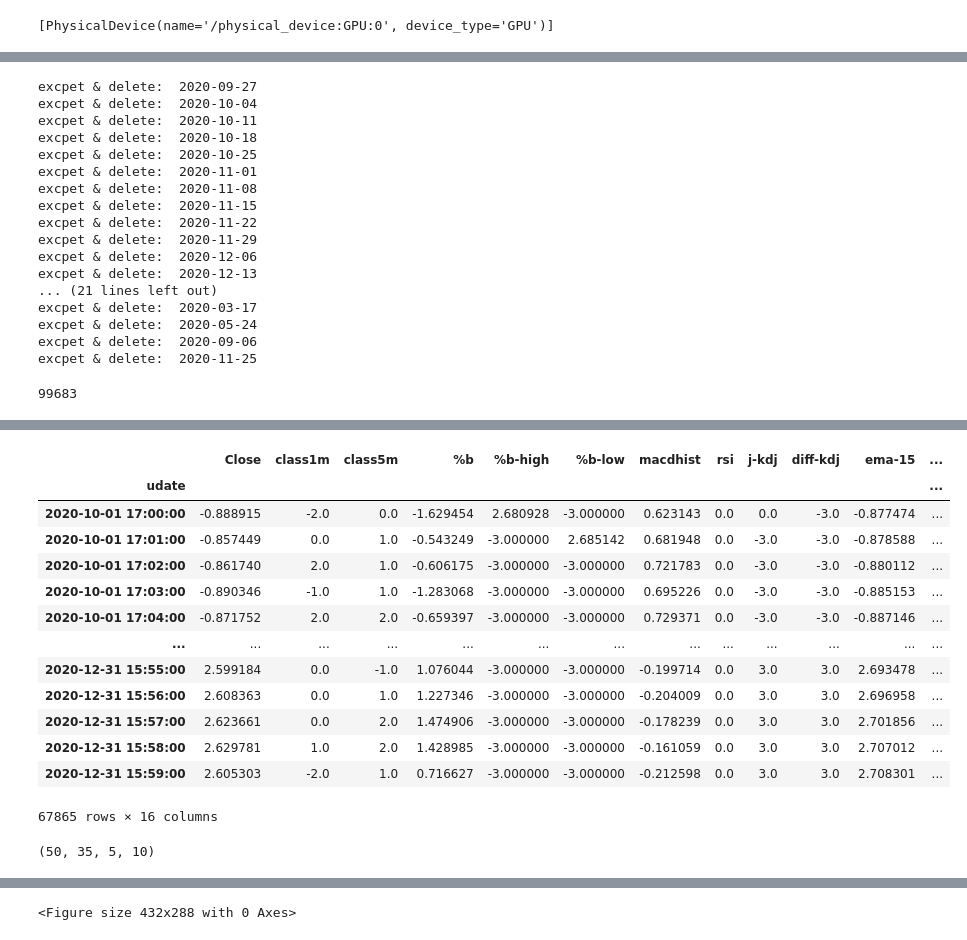
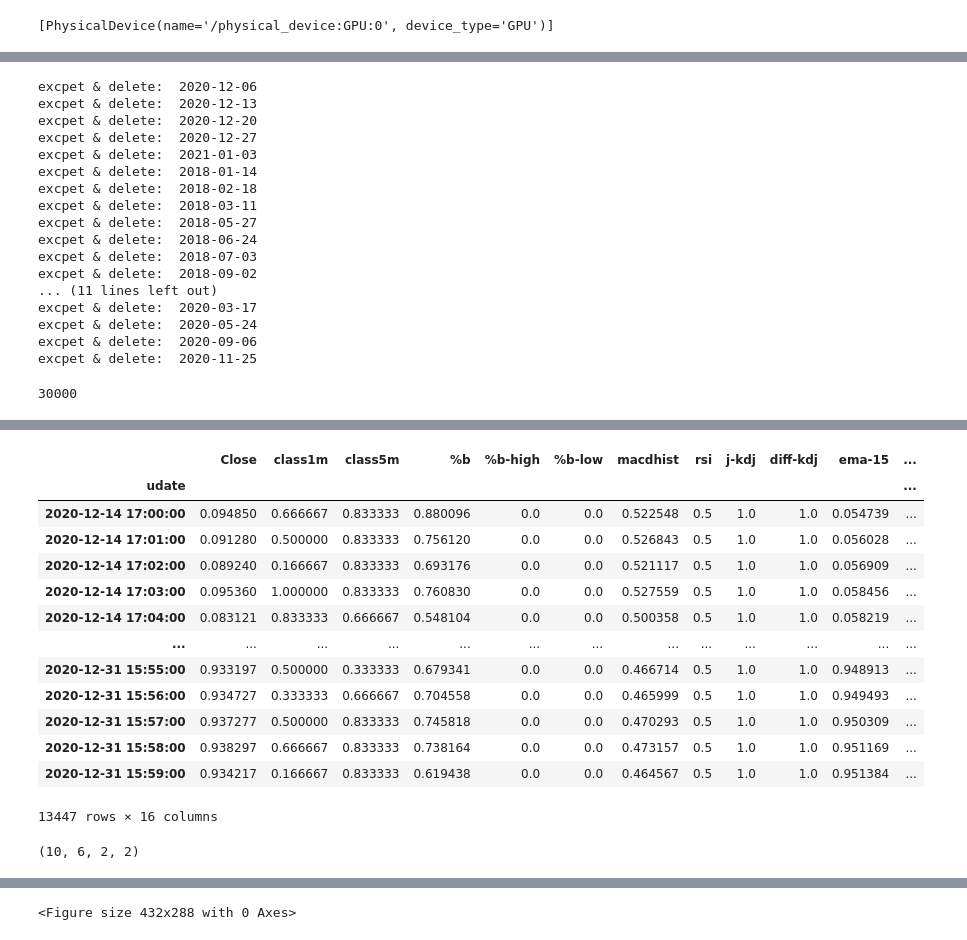
Before and after one commit to webclinic017/dbpower-machine-learning-project, a Jupyter notebook: nq10.ipynb, the cells around one changed output, grey strips where cells are left out. Drawn from its saved outputs; the diff is of its cells as text; code cells hidden in the pictures.

```diff
--- a/nq10.ipynb
+++ b/nq10.ipynb
@@ -126,7 +126,7 @@ if is_use_sqlite:
     path_db2 = os.path.abspath(os.path.join('data', 'nq', 'data-15s', 'nq-15s.db'))
     db = sqlite3.connect(path_db1)
     cursor = db.cursor()
-    stmt1 = "select * from nq where strftime('%S', udate) == '00' order by udate desc limit 100000"
+    stmt1 = "select * from nq where strftime('%S', udate) == '00' order by udate desc limit 30000"
     stmt2 = "select * from nq where (strftime('%S', udate) == '00' or strftime('%S', udate) == '15' or strftime('%S', udate) == '30' or strftime('%S', udate) == '45') and udate>='2019-10-17' order by udate limit 10"
     df2 = pd.read_sql_query(stmt1, db)
     db.commit()
@@ -417,19 +417,19 @@ for k in drop_list_2:
     data2.pop(k, None)
     print('excpet & delete: ', k)
 # %% [output]
-excpet & delete:  2020-09-27
-excpet & delete:  2020-10-04
-excpet & delete:  2020-10-11
-excpet & delete:  2020-10-18
-excpet & delete:  2020-10-25
-excpet & delete:  2020-11-01
-excpet & delete:  2020-11-08
-excpet & delete:  2020-11-15
-excpet & delete:  2020-11-22
-excpet & delete:  2020-11-29
 excpet & delete:  2020-12-06
 excpet & delete:  2020-12-13
-... (21 lines left out)
+excpet & delete:  2020-12-20
+excpet & delete:  2020-12-27
+excpet & delete:  2021-01-03
+excpet & delete:  2018-01-14
+excpet & delete:  2018-02-18
+excpet & delete:  2018-03-11
+excpet & delete:  2018-05-27
+excpet & delete:  2018-06-24
+excpet & delete:  2018-07-03
+excpet & delete:  2018-09-02
+... (11 lines left out)
 excpet & delete:  2020-03-17
 excpet & delete:  2020-05-24
 excpet & delete:  2020-09-06
@@ -453,7 +453,7 @@ db.close()
 
 len(data4_1)
 # %% [output]
-99683
+30000
 # %%
 # 5.0 合併
 df5 = pd.DataFrame()
@@ -502,7 +502,7 @@ for i in range(len_days2, 0, -1):
         print('{} ~ {}  开始：{}   终结：{}'.
               format(start1, end1, df5_4.iloc[0]['udate'].strftime('%Y-%m-%d %H:%M:%S'), df5_4.iloc[-1]['udate'].strftime('%Y-%m-%d %H:%M:%S')))
         # 5.4.4 正則代集合
-        min_max_scaler = MinMaxScaler(feature_range=(-3, 3))
+        min_max_scaler = MinMaxScaler(feature_range=(0, 1))
         df5_5 = df5_4.drop(['udate'], axis=1)
         min_max_scaler.fit(df5_5)
         scalers[i] = {'scaler': min_max_scaler, 'day_start': day_start2, 'day_end': day_end2}
@@ -536,17 +532,17 @@ df5_7
 |  | Close | class1m | class5m | %b | %b-high | %b-low | macdhist | rsi | j-kdj | diff-kdj | ema-15 | ... |
 | udate |  |  |  |  |  |  |  |  |  |  |  | ... |
-| 2020-10-01 17:00:00 | -0.888915 | -2.0 | 0.0 | -1.629454 | 2.680928 | -3.000000 | 0.623143 | 0.0 | 0.0 | -3.0 | -0.877474 | ... |
-| 2020-10-01 17:01:00 | -0.857449 | 0.0 | 1.0 | -0.543249 | -3.000000 | 2.685142 | 0.681948 | 0.0 | -3.0 | -3.0 | -0.878588 | ... |
-| 2020-10-01 17:02:00 | -0.861740 | 2.0 | 1.0 | -0.606175 | -3.000000 | -3.000000 | 0.721783 | 0.0 | -3.0 | -3.0 | -0.880112 | ... |
-| 2020-10-01 17:03:00 | -0.890346 | -1.0 | 1.0 | -1.283068 | -3.000000 | -3.000000 | 0.695226 | 0.0 | -3.0 | -3.0 | -0.885153 | ... |
-| 2020-10-01 17:04:00 | -0.871752 | 2.0 | 2.0 | -0.659397 | -3.000000 | -3.000000 | 0.729371 | 0.0 | -3.0 | -3.0 | -0.887146 | ... |
+| 2020-12-14 17:00:00 | 0.094850 | 0.666667 | 0.833333 | 0.880096 | 0.0 | 0.0 | 0.522548 | 0.5 | 1.0 | 1.0 | 0.054739 | ... |
+| 2020-12-14 17:01:00 | 0.091280 | 0.500000 | 0.833333 | 0.756120 | 0.0 | 0.0 | 0.526843 | 0.5 | 1.0 | 1.0 | 0.056028 | ... |
+| 2020-12-14 17:02:00 | 0.089240 | 0.166667 | 0.833333 | 0.693176 | 0.0 | 0.0 | 0.521117 | 0.5 | 1.0 | 1.0 | 0.056909 | ... |
+| 2020-12-14 17:03:00 | 0.095360 | 1.000000 | 0.833333 | 0.760830 | 0.0 | 0.0 | 0.527559 | 0.5 | 1.0 | 1.0 | 0.058456 | ... |
+| 2020-12-14 17:04:00 | 0.083121 | 0.833333 | 0.666667 | 0.548104 | 0.0 | 0.0 | 0.500358 | 0.5 | 1.0 | 1.0 | 0.058219 | ... |
 | ... | ... | ... | ... | ... | ... | ... | ... | ... | ... | ... | ... | ... |
-| 2020-12-31 15:55:00 | 2.599184 | 0.0 | -1.0 | 1.076044 | -3.000000 | -3.000000 | -0.199714 | 0.0 | 3.0 | 3.0 | 2.693478 | ... |
-| 2020-12-31 15:56:00 | 2.608363 | 0.0 | 1.0 | 1.227346 | -3.000000 | -3.000000 | -0.204009 | 0.0 | 3.0 | 3.0 | 2.696958 | ... |
-| 2020-12-31 15:57:00 | 2.623661 | 0.0 | 2.0 | 1.474906 | -3.000000 | -3.000000 | -0.178239 | 0.0 | 3.0 | 3.0 | 2.701856 | ... |
-| 2020-12-31 15:58:00 | 2.629781 | 1.0 | 2.0 | 1.428985 | -3.000000 | -3.000000 | -0.161059 | 0.0 | 3.0 | 3.0 | 2.707012 | ... |
-| 2020-12-31 15:59:00 | 2.605303 | -2.0 | 1.0 | 0.716627 | -3.000000 | -3.000000 | -0.212598 | 0.0 | 3.0 | 3.0 | 2.708301 | ... |
+| 2020-12-31 15:55:00 | 0.933197 | 0.500000 | 0.333333 | 0.679341 | 0.0 | 0.0 | 0.466714 | 0.5 | 1.0 | 1.0 | 0.948913 | ... |
+| 2020-12-31 15:56:00 | 0.934727 | 0.333333 | 0.666667 | 0.704558 | 0.0 | 0.0 | 0.465999 | 0.5 | 1.0 | 1.0 | 0.949493 | ... |
+| 2020-12-31 15:57:00 | 0.937277 | 0.500000 | 0.833333 | 0.745818 | 0.0 | 0.0 | 0.470293 | 0.5 | 1.0 | 1.0 | 0.950309 | ... |
+| 2020-12-31 15:58:00 | 0.938297 | 0.666667 | 0.833333 | 0.738164 | 0.0 | 0.0 | 0.473157 | 0.5 | 1.0 | 1.0 | 0.951169 | ... |
+| 2020-12-31 15:59:00 | 0.934217 | 0.166667 | 0.833333 | 0.619438 | 0.0 | 0.0 | 0.464567 | 0.5 | 1.0 | 1.0 | 0.951384 | ... |
-67865 rows × 16 columns
+13447 rows × 16 columns
 # %%
 # 5.5.1 訓練集, 測試集, 數據集
 df5_8 = df5_7.copy(deep=True)
@@ -571,13 +567,14 @@ train_set, test_set, valid_set = days3[0:-100], days3[-100:-20], days3[-20:] # 0
 #train_set, test_set, valid_set = days3[0:-140], days3[-140:-60], days3[-60:-40] # 0921~1113
 
 train_set, test_set, valid_set = days3[0:-15], days3[-15:-10], days3[-10:] # nq10
+train_set, test_set, valid_set = days3[0:-4], days3[-4:-2], days3[-2:] # nq10
 
 x_train, y_train, date_train = np.array([]), np.array([]), []
 x_test, y_test, date_test = np.array([]), np.array([]), []
 x_valid, y_valid, date_valid = np.array([]), np.array([]), []
 len(days3), len(train_set), len(test_set), len(valid_set)
 # %% [output]
-(50, 35, 5, 10)
+(10, 6, 2, 2)
 # %%
 # 5.5.2 窗口步長
 t_pus_no = 1
```
Also changed, not shown: parts of 14 cells of this notebook.
